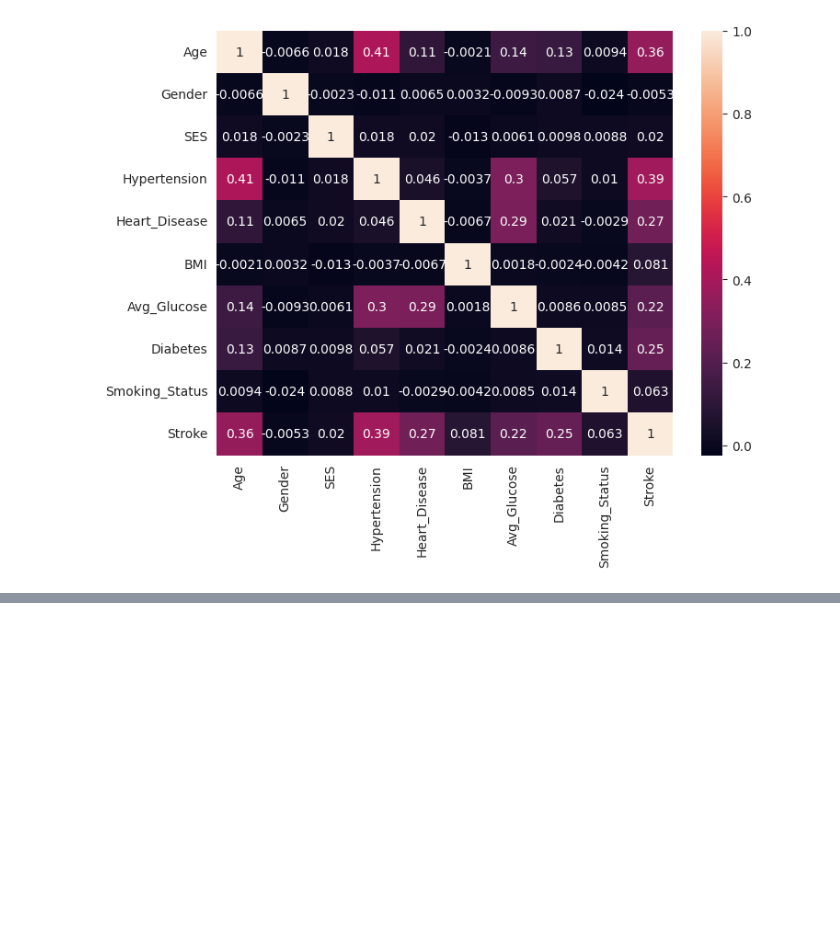
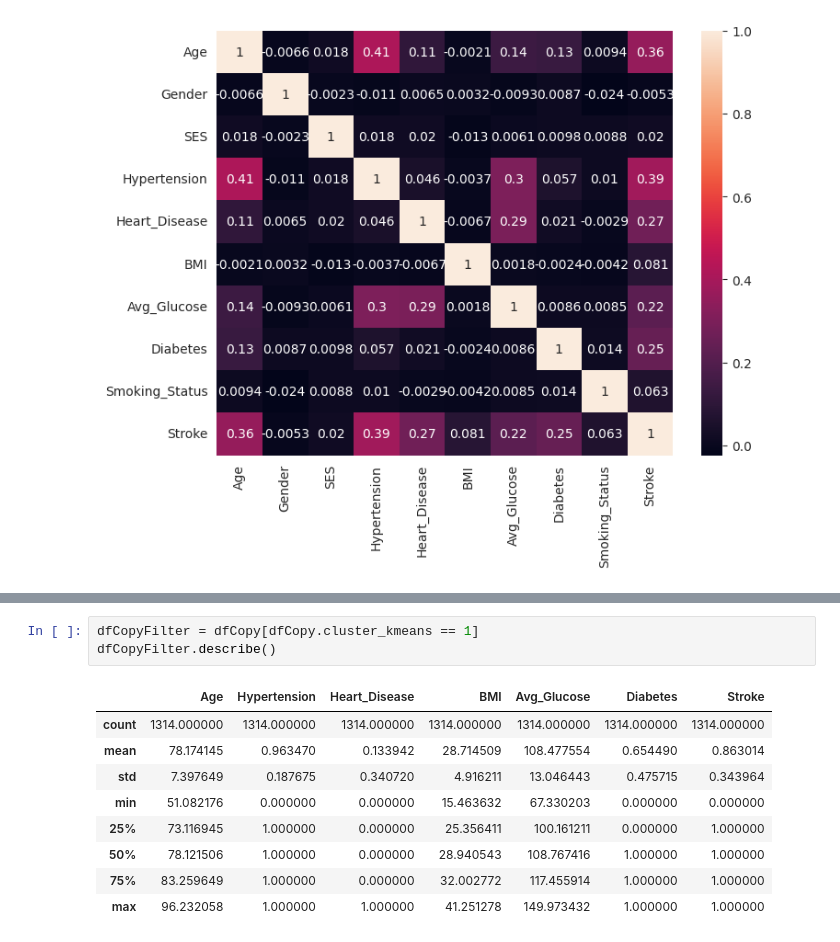
Before and after one commit to borisov-artem1/NeuroSystem, a Jupyter notebook: src/data_anal.ipynb, the cells around one changed output, grey strips where cells are left out. Drawn from its saved outputs; the diff is of its cells as text; blank space fills up the shorter version.

```diff
--- a/src/data_anal.ipynb
+++ b/src/data_anal.ipynb
@@ -164,0 +223,13 @@ plt.show()
+# %%
+dfCopyFilter = dfCopy[dfCopy.cluster_kmeans == 1]
+dfCopyFilter.describe()
+# %% [output]
+|  | Age | Hypertension | Heart_Disease | BMI | Avg_Glucose | Diabetes | Stroke |
+| count | 1314.000000 | 1314.000000 | 1314.000000 | 1314.000000 | 1314.000000 | 1314.000000 | 1314.000000 |
+| mean | 78.174145 | 0.963470 | 0.133942 | 28.714509 | 108.477554 | 0.654490 | 0.863014 |
+| std | 7.397649 | 0.187675 | 0.340720 | 4.916211 | 13.046443 | 0.475715 | 0.343964 |
+| min | 51.082176 | 0.000000 | 0.000000 | 15.463632 | 67.330203 | 0.000000 | 0.000000 |
+| 25% | 73.116945 | 1.000000 | 0.000000 | 25.356411 | 100.161211 | 0.000000 | 1.000000 |
+| 50% | 78.121506 | 1.000000 | 0.000000 | 28.940543 | 108.767416 | 1.000000 | 1.000000 |
+| 75% | 83.259649 | 1.000000 | 0.000000 | 32.002772 | 117.455914 | 1.000000 | 1.000000 |
+| max | 96.232058 | 1.000000 | 1.000000 | 41.251278 | 149.973432 | 1.000000 | 1.000000 |
```
Also changed, not shown: parts of 4 cells of this notebook.
